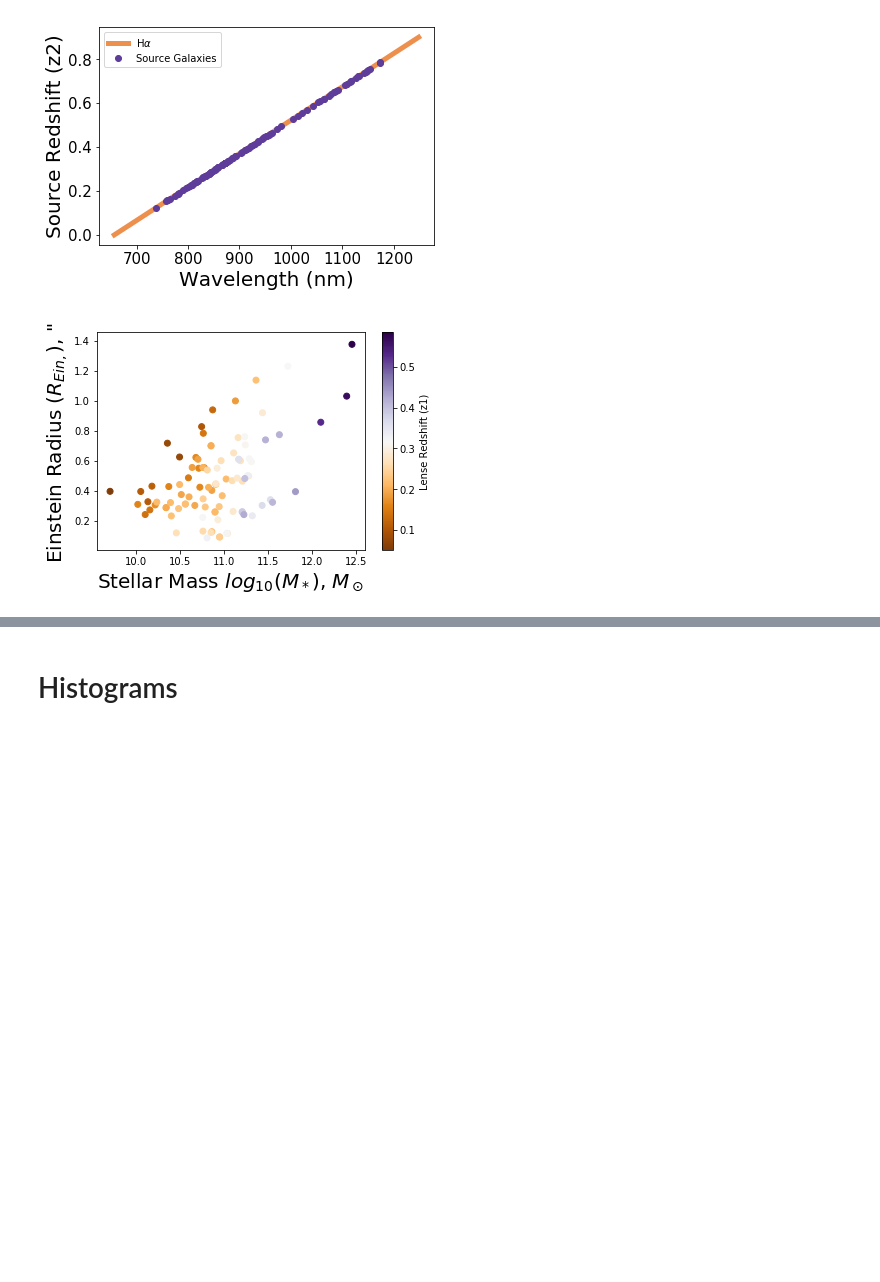
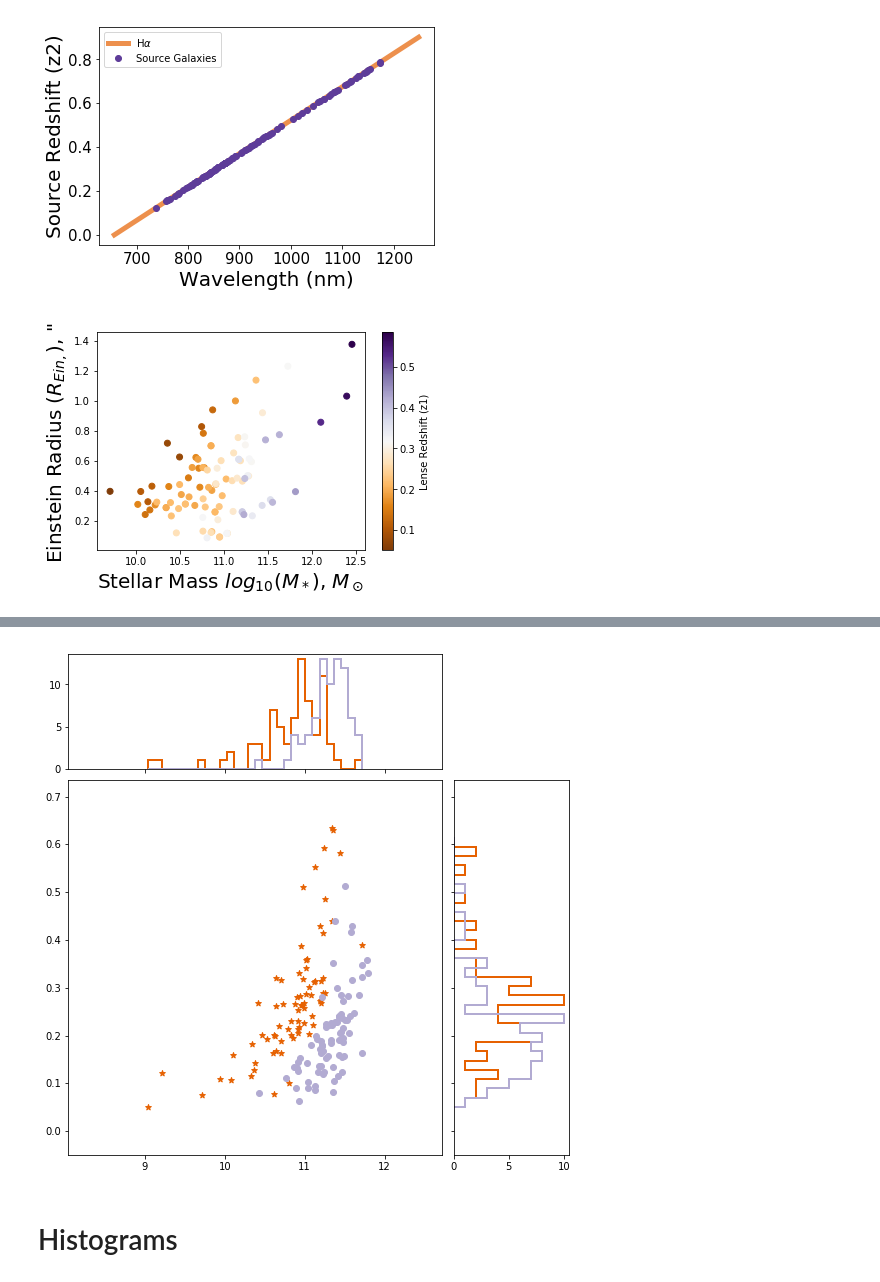
Before and after one commit to beckysteele/python_playground, a Jupyter notebook: strong_lensing_research/Research Plots (Becky).ipynb, the cells around one changed output, grey strips where cells are left out. Saved outputs shown, nothing was run; the diff lists cells and outputs as text; code cells hidden in the pictures; blank space fills up the shorter version.

```diff
--- a/strong_lensing_research/Research Plots (Becky).ipynb
+++ b/strong_lensing_research/Research Plots (Becky).ipynb
@@ -672,3 +659,84 @@ plt.show()
+# %%
+#--------------------------------------------------------------------------------------------------------------------
+# Read in/clean data for GAMA objects (Holwerda+Baldry with logMstar), SLACS (Auger 2009), SLACS4MASSES (Shu 2015)
+#--------------------------------------------------------------------------------------------------------------------
+# GAMA, the hard work was done above
+clean_gama = merged_data_final[['logMstarGAMA','gama_z','cataidGAMA']].dropna()
+
+# SLACS, Auger 2009 (found the LaTex file from that paper's Table 4 p. 19)
+# slacs = Table.read('data/auger_2009.tex',format='latex')
+# slacs_z = Table.read('data/table_lens_raw.tex',format='latex')
+# dfslacs_z = slacs_z.to_pandas()
+# dfslacs_z.to_csv('data/slacs_z.csv')
+slacs_logMstar = pd.read_csv('data/slacs_logMstar.csv')
+slacs_z = pd.read_csv('data/slacs_z.csv')
+# dfslacs_logMstar.to_csv('data/slacs_logMstar.csv')
+merged_slacs = pd.merge(slacs_logMstar, slacs_z, how = 'left', left_on = 'Name', right_on = 'Name')
+clean_slacs = merged_slacs.dropna()
+
+#------------------------------------------------------
+# Plot logMstar vs. z1 for GAMA, SLACS, SLACS4MASSES
+#------------------------------------------------------
+nullfmt = NullFormatter() # no labels
+
+# definitions for the axes
+left, width = 0.1, 0.65
+bottom, height = 0.1, 0.65
+bottom_h = left_h = left + width + 0.02
+
+rect_scatter = [left, bottom, width, height]
+rect_histx = [left, bottom_h, width, 0.2]
+rect_histy = [left_h, bottom, 0.2, height]
+
+# start with a rectangular Figure
+plt.figure(1, figsize=(8, 8))
+
+axScatter = plt.axes(rect_scatter)
+axHistx = plt.axes(rect_histx)
+axHisty = plt.axes(rect_histy)
+
+# no labels
+axHistx.xaxis.set_major_formatter(nullfmt)
+axHisty.yaxis.set_major_formatter(nullfmt)
+
+# the scatter plot:
+axScatter.scatter(clean_gama.logMstarGAMA, clean_gama.gama_z,color='#e66101', marker="*", label="GAMA")
+axScatter.scatter(clean_slacs.logMstarChab, clean_slacs.z_lens,color='#b2abd2', label="SLACS")
+# print(min(full_gama.logMstarGAMA.dropna()))
+
+# now determine nice limits by hand:
+binwidth = 0.5
+bins=30
+xbins = np.arange(min(clean_gama.logMstarGAMA),max(clean_gama.logMstarGAMA), (max(clean_gama.logMstarGAMA)-min(clean_gama.logMstarGAMA))/bins)
+ybins = np.arange(min(clean_gama.gama_z),max(clean_gama.gama_z), (max(clean_gama.gama_z)-min(clean_gama.gama_z))/bins)
+
+axScatter.set_xlim((min(clean_gama.logMstarGAMA)-1, max(clean_gama.logMstarGAMA)+1))
+axScatter.set_ylim((min(clean_gama.gama_z)-0.1, max(clean_gama.gama_z)+0.1))
+
+# GAMA hists
+axHistx.hist(clean_gama.logMstarGAMA, bins=xbins, histtype='step', linewidth=2, color='#e66101')
+axHisty.hist(clean_gama.gama_z, bins=ybins, orientation='horizontal', histtype='step', linewidth=2, color='#e66101')
+
+# SLACS hists
+axHistx.hist(clean_slacs.logMstarChab, bins=xbins, histtype='step', linewidth=2, color='#b2abd2')
+axHisty.hist(clean_slacs.z_lens, bins=ybins, orientation='horizontal', histtype='step', linewidth=2, color='#b2abd2')
+
+axHistx.set_xlim(axScatter.get_xlim())
+axHisty.set_ylim(axScatter.get_ylim())
+
+plt.show()
+
+
+# plt.title("Stellar Mass $log_{10}(M*)$ vs. Lense Redshift (z1)",fontsize=15)
+# # plt.scatter(logMstar_pg_elg_pairs,z1_pg_elg_pairs,color='#e66101', marker="*", label="WISE")
+# plt.scatter(gama_data_final.logMstarGAMA, gama_data_final.gama_z,color='#e66101', marker="*", label="GAMA")
+# plt.xlabel(r'$log_{10}(M*)$', fontsize=15)
+# plt.ylabel(r'$Lense Redshift (z1)$', fontsize=15)
+# plt.legend()
+# plt.show()
+# plt.savefig('logMstar_vs_lense_z1.png')
+# %% [output]
+[figure, added]
 # %% [markdown]
 # Histograms
 # %%
```
Also changed, not shown: parts of 3 cells of this notebook, 30 other files.
